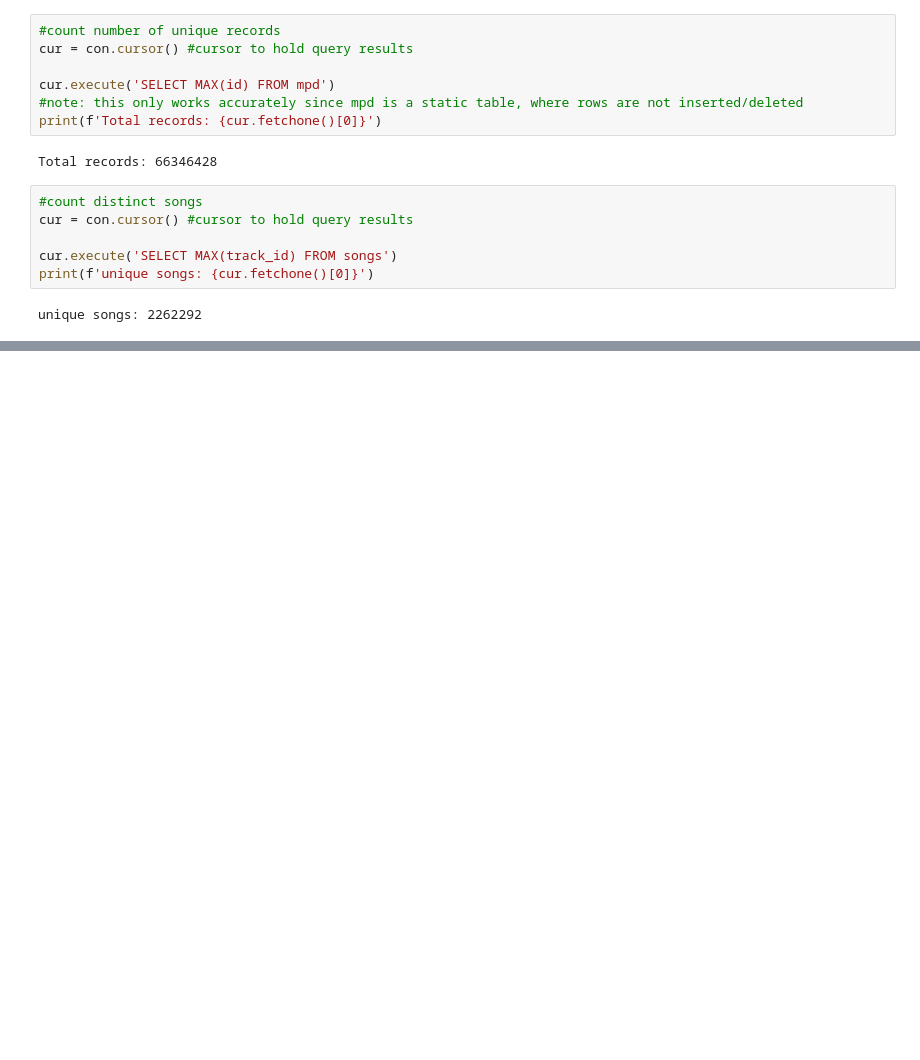
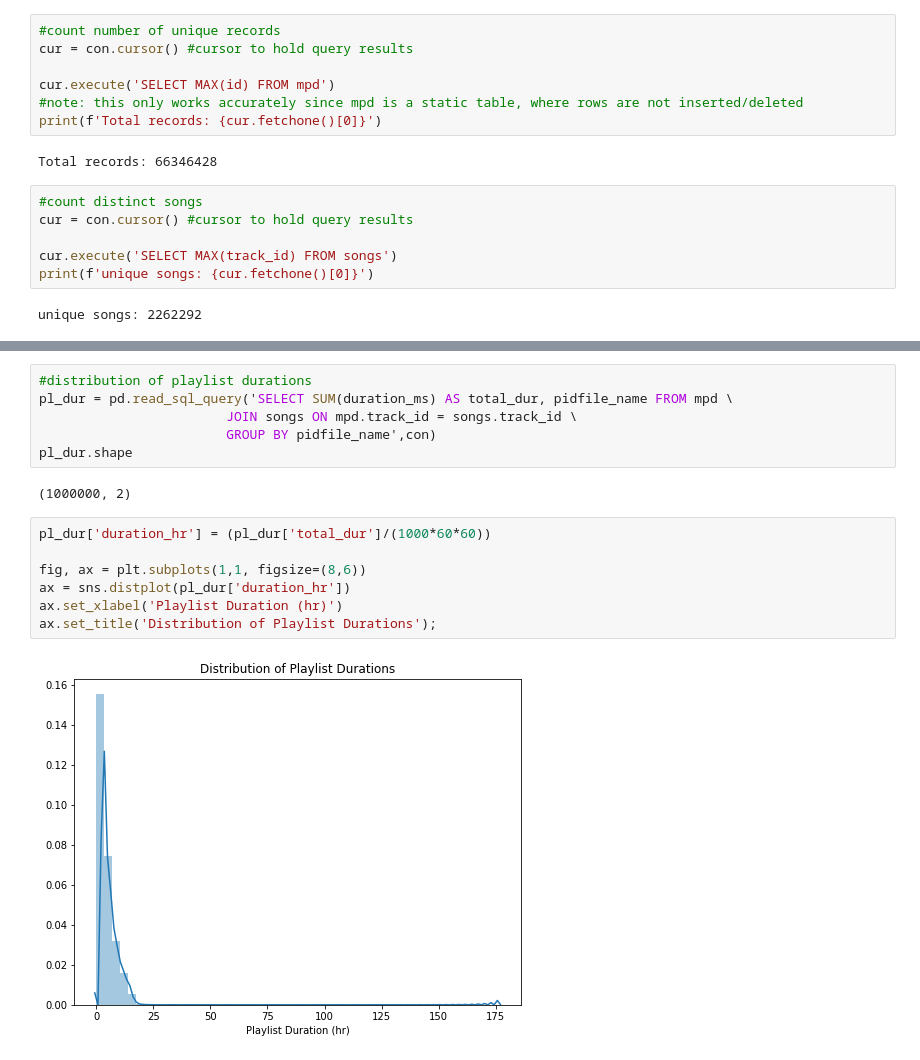
Before and after one commit to jamilla-az/spotify-recommender, a Jupyter notebook: notebook/eda-sqlite-db.ipynb, the cells around one changed output, grey strips where cells are left out. Cells and saved outputs as stored; diff of their text form; blank space fills up the shorter version.

```diff
--- a/notebook/eda-sqlite-db.ipynb
+++ b/notebook/eda-sqlite-db.ipynb
@@ -148,0 +215,17 @@ unique songs: 2262292
+# %%
+#distribution of playlist durations
+pl_dur = pd.read_sql_query('SELECT SUM(duration_ms) AS total_dur, pidfile_name FROM mpd \
+                        JOIN songs ON mpd.track_id = songs.track_id \
+                        GROUP BY pidfile_name',con)
+pl_dur.shape
+# %% [output]
+(1000000, 2)
+# %%
+pl_dur['duration_hr'] = (pl_dur['total_dur']/(1000*60*60))
+
+fig, ax = plt.subplots(1,1, figsize=(8,6))
+ax = sns.distplot(pl_dur['duration_hr'])
+ax.set_xlabel('Playlist Duration (hr)')
+ax.set_title('Distribution of Playlist Durations');
+# %% [output]
+[figure, added]
```
Also changed, not shown: parts of 21 cells of this notebook.
